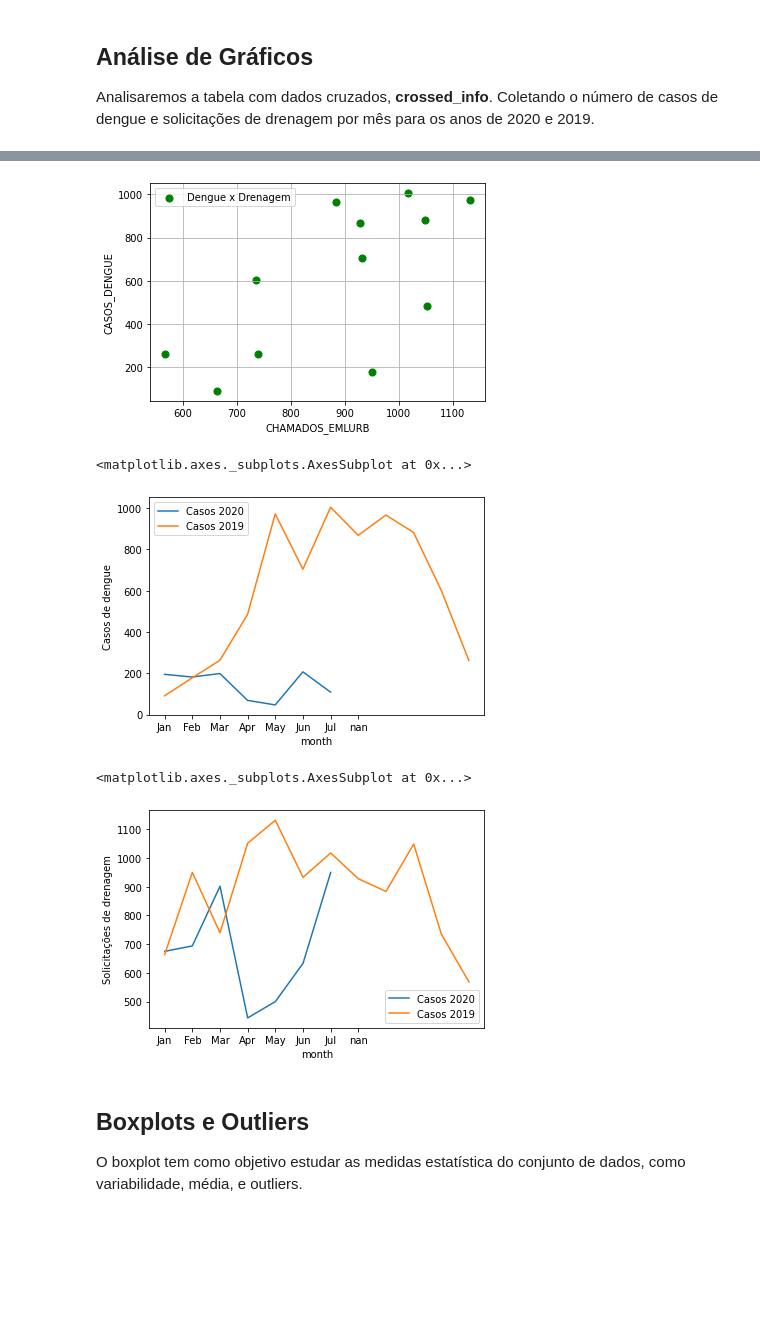
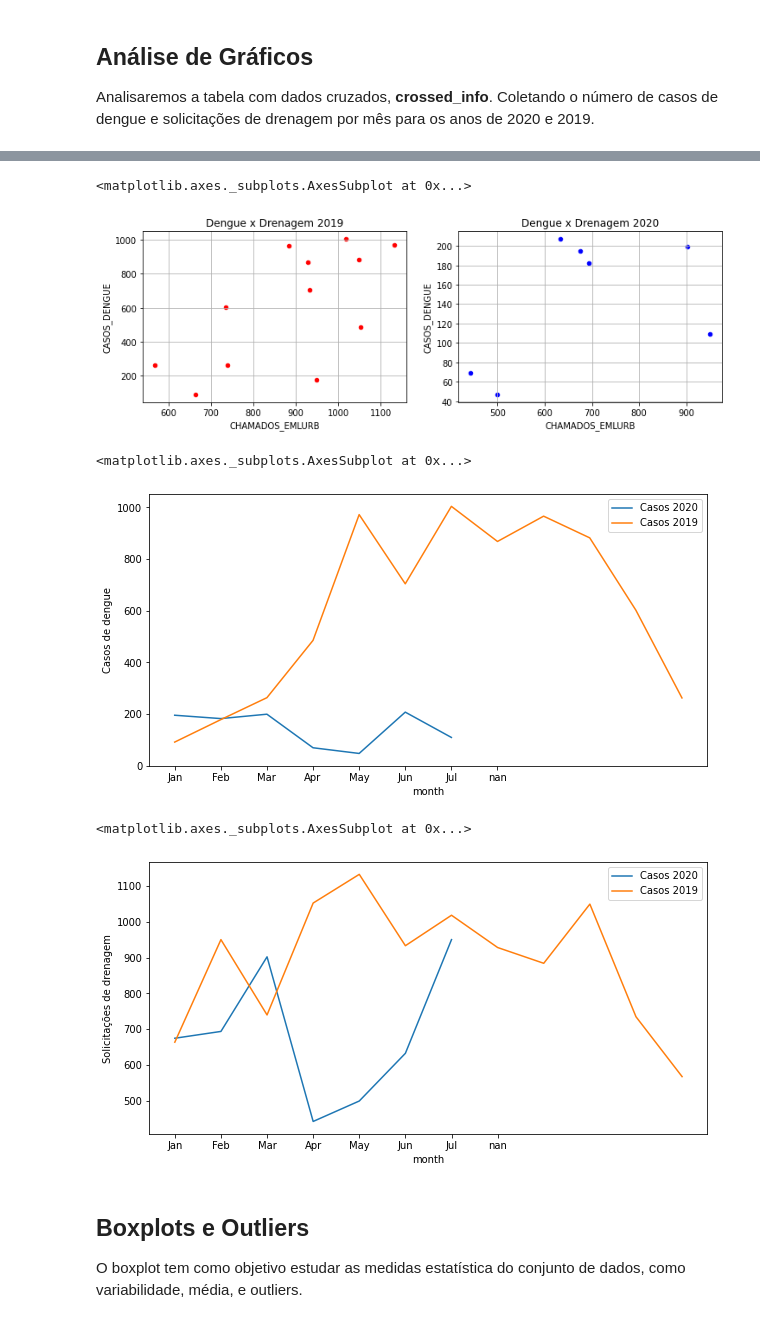
Before and after one commit to HiagoAD/GDI2, a Jupyter notebook: Project_1.ipynb, the cells around one changed output, grey strips where cells are left out. Drawn from its saved outputs; the diff is of its cells as text; code cells hidden in the pictures; blank space fills up the shorter version.

Commit message:
Plot de gráficos

```diff
--- a/Project_1.ipynb
+++ b/Project_1.ipynb
@@ -216,8 +259,3 @@ Fazer teste de Pearson/Spillman
 ## **Análise de Gráficos**
 
 Analisaremos a tabela com dados cruzados, **crossed_info**. Coletando o número de casos de dengue e solicitações de drenagem por mês para os anos de 2020 e 2019.
-# %%
-# Análise para Casos de dengue x Meses (primeiro semestre de 2020)
-
-crossed_info['month'] = crossed_info['dt_notificacao'].dt.strftime('%b')
-crossed_info.plot(x='month', y='CASOS_DENGUE', kind='bar', legend=False, ylabel='Casos de dengue em 2020', xlabel='Mês')
@@ -240,5 +261,0 @@ crossed_info.plot.scatter(x = 'CHAMADOS_EMLURB', y = 'CASOS_DENGUE', s = 50, c =
-# %%
-# Análise para Casos de dengue x Meses (primeiro semestre de 2019)
-
-crossed_info19['month'] = crossed_info['dt_notificacao'].dt.strftime('%b')
-crossed_info19.plot(x='month', y='CASOS_DENGUE', kind='bar', legend=False, ylabel='Casos de dengue em 2019', xlabel='Mês')
@@ -255,9 +292,18 @@ crossed_info19.plot(x='month', y='CHAMADOS_EMLURB', kind='bar', legend=False, yl
 # %%
-# Gráfico tipo scatter relacionando Casos dengue x Solicitações de drenagens em 2019
+# Gráfico tipo scatter relacionando Casos dengue x Solicitações de drenagens em 2019 e 2020
 
-crossed_info19.plot.scatter(x = 'CHAMADOS_EMLURB', y = 'CASOS_DENGUE', s = 50, c = 'green', label='Dengue x Drenagem',ylabel='Solicitações de drenagem', xlabel='Casos de dengue', grid=True);
+fig = plt.figure(1)
+fig.set_figheight(8)
+fig.set_figwidth(12)
+
+ax1 = plt.subplot(221)
+crossed_info19.plot.scatter(x = 'CHAMADOS_EMLURB', y = 'CASOS_DENGUE', legend=False, ax=ax1,title='Dengue x Drenagem 2019', color='red',grid=True)
+
+ax2 = plt.subplot(222)
+crossed_info.plot.scatter(x = 'CHAMADOS_EMLURB', y = 'CASOS_DENGUE', legend=False, ax=ax2,  title='Dengue x Drenagem 2020', color='blue',grid=True)
 # %% [output]
+<matplotlib.axes._subplots.AxesSubplot at 0x...>
-[figure, old version]
+[figure, new version]
 # %%
 # Comparação de casos de dengue para anos de 2020 e 2019
 
@@ -265,7 +311,7 @@ ax = crossed_info.plot(x='month', y = 'CASOS_DENGUE', ylabel='Casos de dengue',
 crossed_info19.plot(x='month', y = 'CASOS_DENGUE', kind = 'line', ax=ax, label='Casos 2019')
 # %% [output]
 <matplotlib.axes._subplots.AxesSubplot at 0x...>
-[figure, old version]
+[figure, new version]
 # %%
 # Comparação de solicitações de drenagem para anos de 2020 e 2019
 
@@ -273,7 +319,7 @@ ax = crossed_info.plot(x='month', y = 'CHAMADOS_EMLURB', ylabel='Solicitações
 crossed_info19.plot(x='month', y = 'CHAMADOS_EMLURB', kind = 'line', ax=ax, label='Casos 2019')
 # %% [output]
 <matplotlib.axes._subplots.AxesSubplot at 0x...>
-[figure, old version]
+[figure, new version]
 # %% [markdown]
 ## **Boxplots e Outliers**
 
```
Also changed, not shown: parts of 10 cells of this notebook.
